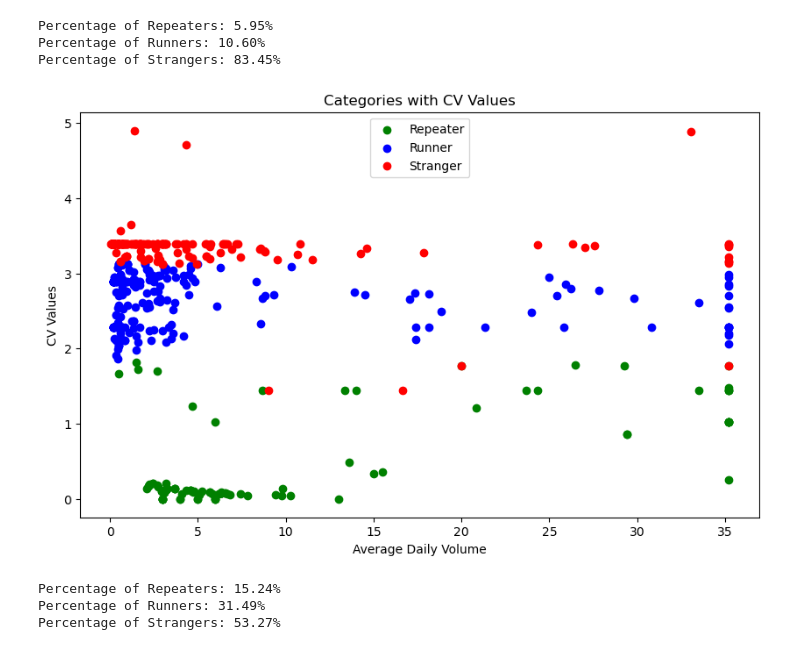
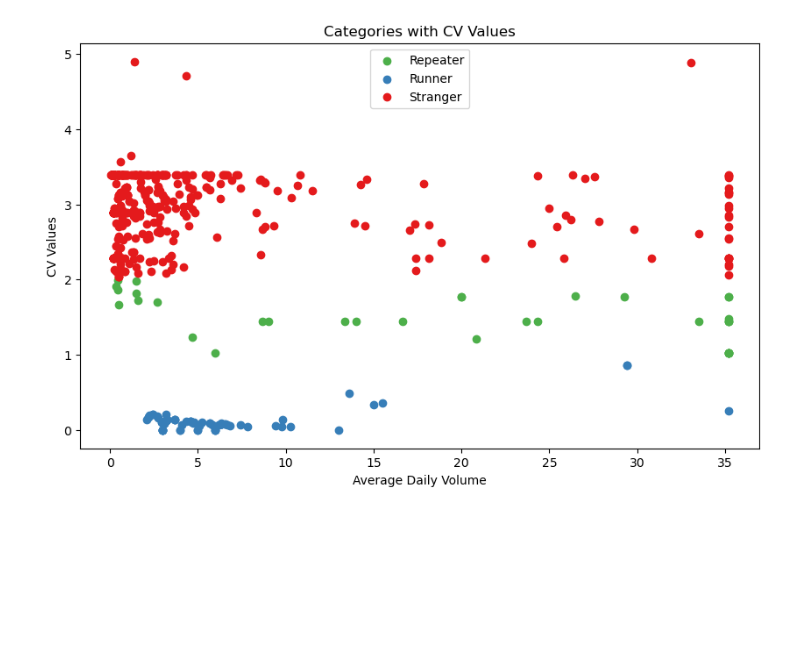
Before and after one commit to achchala/inventory-forecasting, a Jupyter notebook: ProductClassification.ipynb, the cells around one changed output. Drawn from its saved outputs; the diff is of its cells as text; code cells hidden in the pictures; blank space fills up the shorter version.

```diff
--- a/ProductClassification.ipynb
+++ b/ProductClassification.ipynb
@@ -30,29 +11,6 @@ Index(['Part ID', 'Planning Leadtime', 'Order Policy', 'Order Point',
-# %%
-# Company's Orginal Classification
-# Calculate the total number of products
-df.replace('Spiker', 'Stranger', inplace=True)
-original_counts = df['Coeff_Code'].value_counts()
-total_products = len(df)
-
-# Calculate the number of products in each category
-num_repeaters = len(df[df['Coeff_Code'] == 'Repeater'])
-num_runners = len(df[df['Coeff_Code'] == 'Runner'])
-num_strangers = len(df[df['Coeff_Code'].isin(['Spiker', 'Stranger'])])
-
-# Calculate the percentage of products in each category
-percentage_repeaters_old = (num_repeaters / total_products) * 100
-percentage_runners_old = (num_runners / total_products) * 100
-percentage_strangers_old = (num_strangers / total_products) * 100
-
-# Print out the percentages
-print(f"Percentage of Repeaters: {percentage_repeaters_old:.2f}%")
-print(f"Percentage of Runners: {percentage_runners_old:.2f}%")
-print(f"Percentage of Strangers: {percentage_strangers_old:.2f}%")
-# %% [output]
-Percentage of Repeaters: 5.95%
-Percentage of Runners: 10.60%
-Percentage of Strangers: 83.45%
 # %%
+
+
 # List of columns that represent monthly demand data
 # Adjust these column names to match your actual monthly demand columns
 monthly_demand_columns = [col for col in df.columns if col.startswith('Jan') or col.startswith('Feb') or col.startswith('Mar')
@@ -82,59 +40,40 @@ monthly_demand_cv = df[monthly_demand_columns].std() / df[monthly_demand_columns
 # Identify peak demand months
 peak_demand_months = monthly_demand_means.nlargest(3).index.tolist()
 
 # Define seasonality feature based on peak demand months
 df['seasonality'] = np.where(df[peak_demand_months].sum(axis=1) > 0, 'Seasonal', 'Non-Seasonal')
 
 # Adjust categorization logic to incorporate the 'seasonality' feature
-cv_low_threshold = df['cv_demand'].quantile(0.20)
-cv_high_threshold = df['cv_demand'].quantile(0.60)
+# cv_low_threshold = df['cv_demand'].quantile(0.20)
+# cv_high_threshold = df['cv_demand'].quantile(0.60)
+
+cv_low_threshold = 1
+cv_high_threshold = 2
 
 conditions = [
     (df['cv_demand'] <= cv_low_threshold) & (df['seasonality'] == 'Seasonal'),
     (df['cv_demand'] > cv_low_threshold) & (df['cv_demand'] <= cv_high_threshold),
     (df['cv_demand'] > cv_high_threshold)
 ]
-choices = ['Repeater', 'Runner', 'Stranger']
+choices = ['Runner','Repeater', 'Stranger']
 df['category'] = np.select(conditions, choices, default='Stranger')
 
 # Capping cv_demand values at a certain threshold
 cap_threshold = np.percentile(df['mean_demand'], 95)  # Example: cap at the 95th percentile
 df['mean_demand_capped'] = df['mean_demand'].clip(upper=cap_threshold)
 
 # Plotting
-colors = {'Repeater': 'green', 'Runner': 'blue', 'Stranger': 'red'}
+colors = {'Repeater': '#4daf4a',   # Green
+          'Runner': '#377eb8',     # Blue
+          'Stranger': '#e41a1c'}
 plt.figure(figsize=(10, 6))
 for category, group in df.groupby('category'):
     plt.scatter(group['mean_demand_capped'], group['cv_demand'], label=category, color=colors[category])
 
 plt.xlabel('Average Daily Volume')
 plt.ylabel('CV Values')
 plt.title('Categories with CV Values')
 plt.legend()
 plt.show()
 # %% [output]
-[figure, old version]
+[figure, new version]
-# %%
-# Company's Altered Classification
-# Calculate the total number of products
-new_counts = df['category'].value_counts()
-total_products = len(df)
-
-# Calculate the number of products in each category
-num_repeaters = len(df[df['category'] == 'Repeater'])
-num_runners = len(df[df['category'] == 'Runner'])
-num_strangers = len(df[df['category'] == 'Stranger'])
-
-# Calculate the percentage of products in each category
-percentage_repeaters = (num_repeaters / total_products) * 100
-percentage_runners = (num_runners / total_products) * 100
-percentage_strangers = (num_strangers / total_products) * 100
-
-# Print out the percentages
-print(f"Percentage of Repeaters: {percentage_repeaters:.2f}%")
-print(f"Percentage of Runners: {percentage_runners:.2f}%")
-print(f"Percentage of Strangers: {percentage_strangers:.2f}%")
-# %% [output]
-Percentage of Repeaters: 15.24%
-Percentage of Runners: 31.49%
-Percentage of Strangers: 53.27%
```
Also changed, not shown: parts of 4 cells of this notebook.
